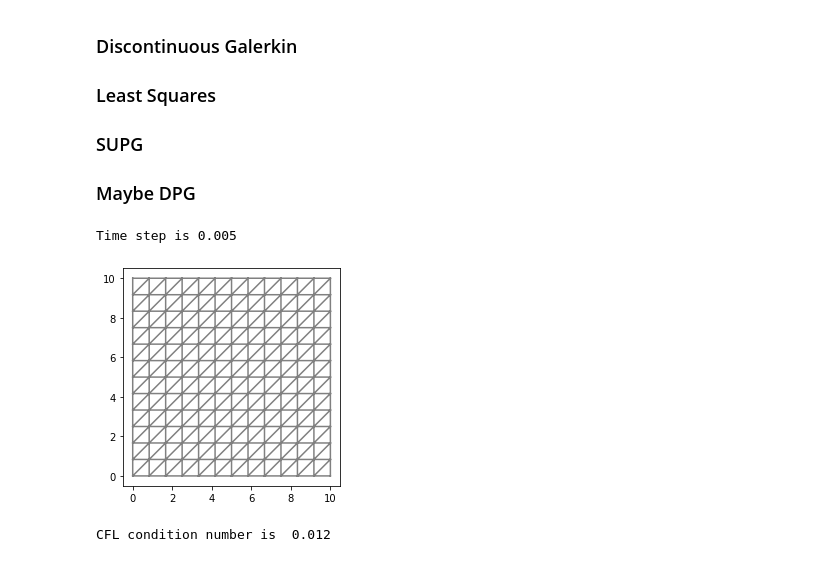
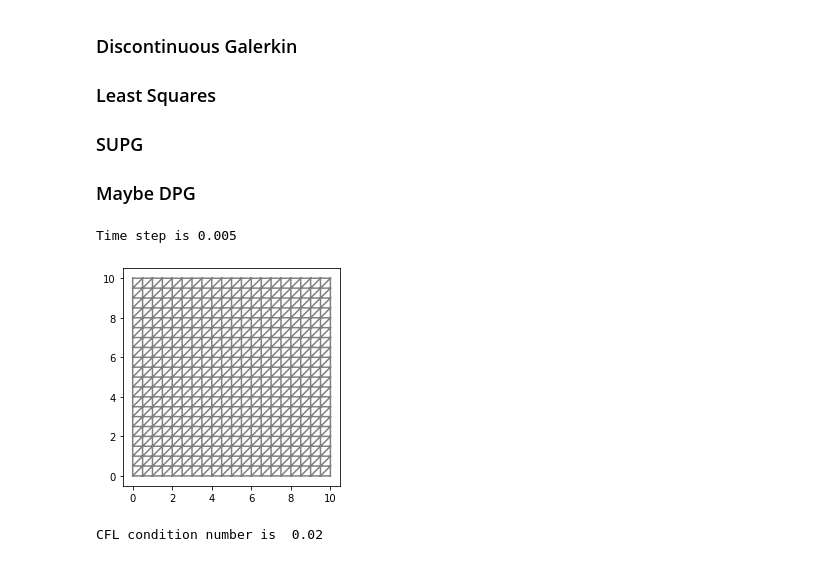
Before and after one commit to Markloveland/Cartesian_Product_FEM, a Jupyter notebook: Action_Balance_Code/Action-Balance-PropogationTest-Error-Eval.ipynb, the cells around one changed output. Drawn from its saved outputs; the diff is of its cells as text; code cells hidden in the pictures.

```diff
--- a/Action_Balance_Code/Action-Balance-PropogationTest-Error-Eval.ipynb
+++ b/Action_Balance_Code/Action-Balance-PropogationTest-Error-Eval.ipynb
@@ -266,35 +266,35 @@ def meshgrid_to_dof(array_shape,Matrix_indeces):
 # %%
 #Specify here specifically what simulation should be tested
 
 T = 5          # Total duration of time
 num_steps = 1000     # number of time steps
 dt = T / num_steps  # time step size
 print('Time step is '+str(dt) + '\n')
-nx = ny = 12        #defines number of cells in each direction
+nx = ny = 20        #defines number of cells in each direction
 p_degree = 1      #defines degree to approximate any expression
 L = 10 #size of domain
 
 #create mesh and plot mesh
 mesh = RectangleMesh(Point(0.0,0.0),Point(L,L),nx, ny)
 plot(mesh)
 plt.show()
 
 
 c_sigma = 1         #  propogation speed
 c_theta = 1
 c = Constant((c_sigma,c_theta))
 
 #define boundary condition(exact solution as well in this case)
 u_D = Expression('sin((x[0]-c[0]*t))+cos((x[1]-c[1]*t))',
                  degree=4, c=c, t=0,domain=mesh)
 
 
 
 print('CFL condition number is ', str(c_sigma*dt*(nx/L) + c_theta*dt*(ny/L)))
 # %% [output]
 Time step is 0.005
-[figure, old version]
+[figure, new version]
-CFL condition number is  0.012
+CFL condition number is  0.02
 # %%
 #Input list of weak forms to test
 #Options are LSQ, Galerkin (DG), SUPG
```
Also changed, not shown: parts of 4 cells of this notebook, 1 other file.
